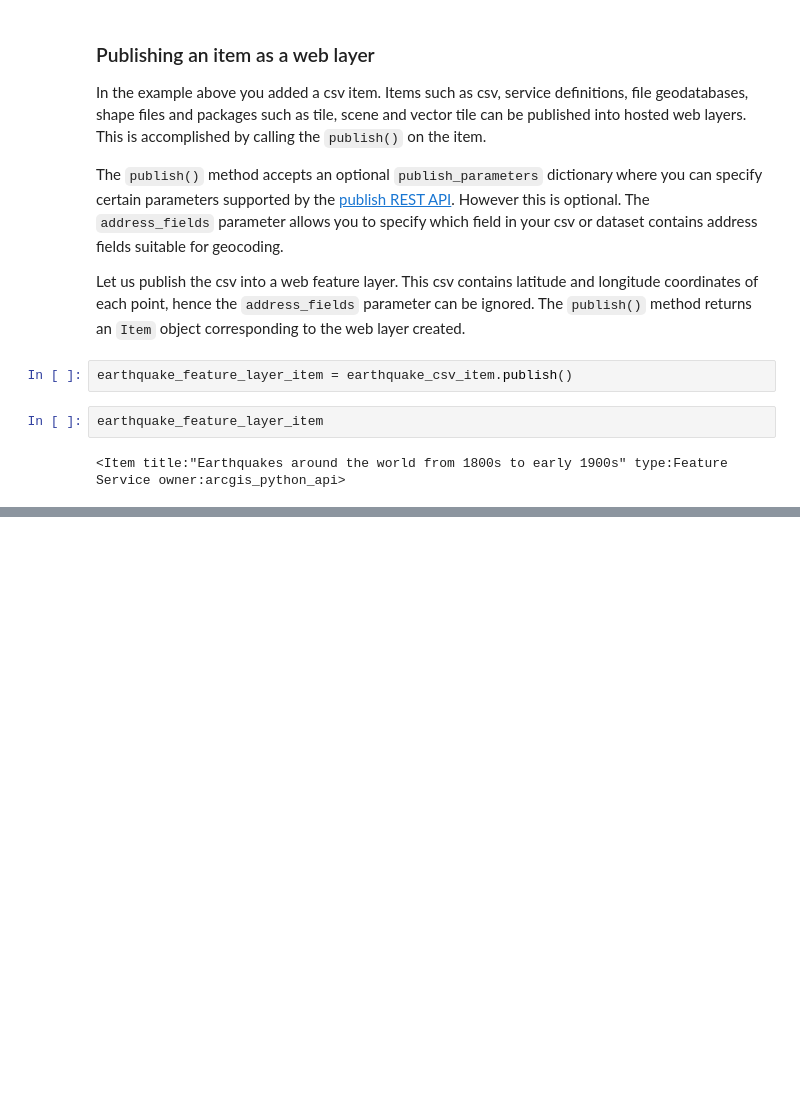
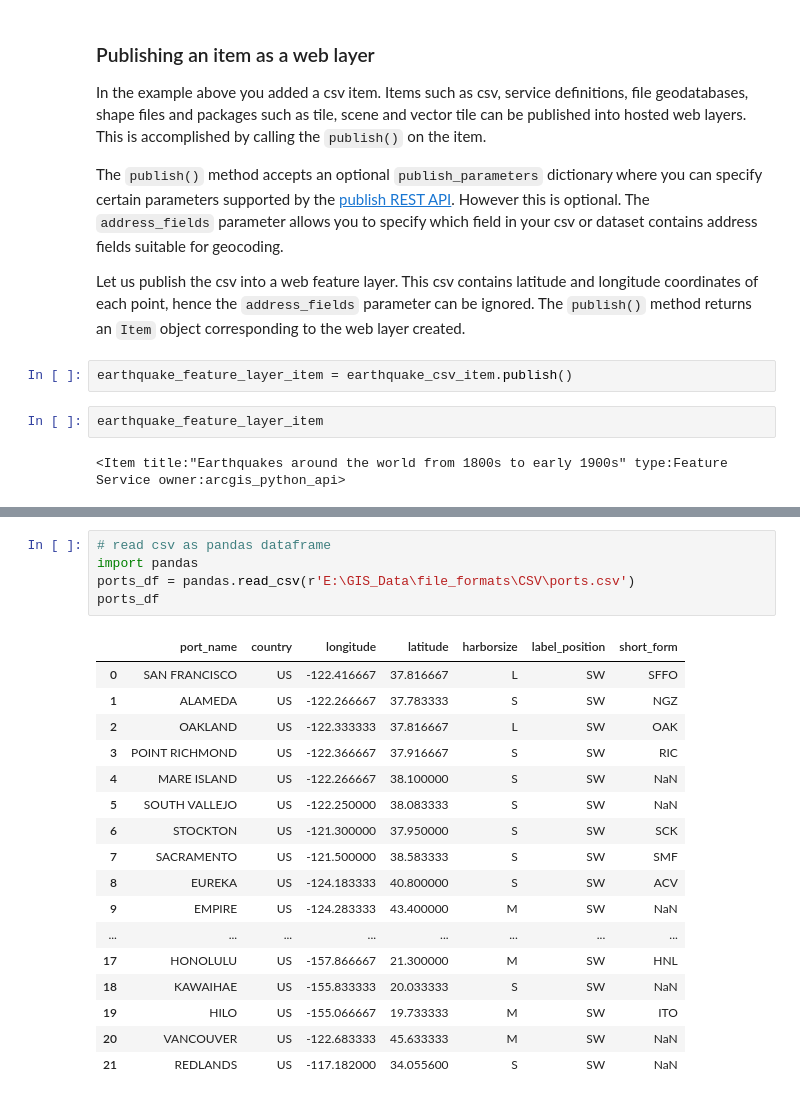
Before and after one commit to manentif/Esri, a Jupyter notebook: guide/03 The GIS/Accessing and managing your contents.ipynb, the cells around one changed output, grey strips where cells are left out. Saved outputs shown, nothing was run; the diff lists cells and outputs as text; blank space fills up the shorter version.

```diff
--- a/guide/03 The GIS/Accessing and managing your contents.ipynb
+++ b/guide/03 The GIS/Accessing and managing your contents.ipynb
@@ -186,0 +196,23 @@ Notice that the GIS used the same metadata (thumbnail, title, description) of th
+# %%
+# read csv as pandas dataframe
+import pandas
+ports_df = pandas.read_csv(r'E:\GIS_Data\file_formats\CSV\ports.csv')
+ports_df
+# %% [output]
+|  | port_name | country | longitude | latitude | harborsize | label_position | short_form |
+| 0 | SAN FRANCISCO | US | -122.416667 | 37.816667 | L | SW | SFFO |
+| 1 | ALAMEDA | US | -122.266667 | 37.783333 | S | SW | NGZ |
+| 2 | OAKLAND | US | -122.333333 | 37.816667 | L | SW | OAK |
+| 3 | POINT RICHMOND | US | -122.366667 | 37.916667 | S | SW | RIC |
+| 4 | MARE ISLAND | US | -122.266667 | 38.100000 | S | SW | NaN |
+| 5 | SOUTH VALLEJO | US | -122.250000 | 38.083333 | S | SW | NaN |
+| 6 | STOCKTON | US | -121.300000 | 37.950000 | S | SW | SCK |
+| 7 | SACRAMENTO | US | -121.500000 | 38.583333 | S | SW | SMF |
+| 8 | EUREKA | US | -124.183333 | 40.800000 | S | SW | ACV |
+| 9 | EMPIRE | US | -124.283333 | 43.400000 | M | SW | NaN |
+| ... | ... | ... | ... | ... | ... | ... | ... |
+| 17 | HONOLULU | US | -157.866667 | 21.300000 | M | SW | HNL |
+| 18 | KAWAIHAE | US | -155.833333 | 20.033333 | S | SW | NaN |
+| 19 | HILO | US | -155.066667 | 19.733333 | M | SW | ITO |
+| 20 | VANCOUVER | US | -122.683333 | 45.633333 | M | SW | NaN |
+| 21 | REDLANDS | US | -117.182000 | 34.055600 | S | SW | NaN |
```
Also changed, not shown: parts of 22 cells of this notebook.
